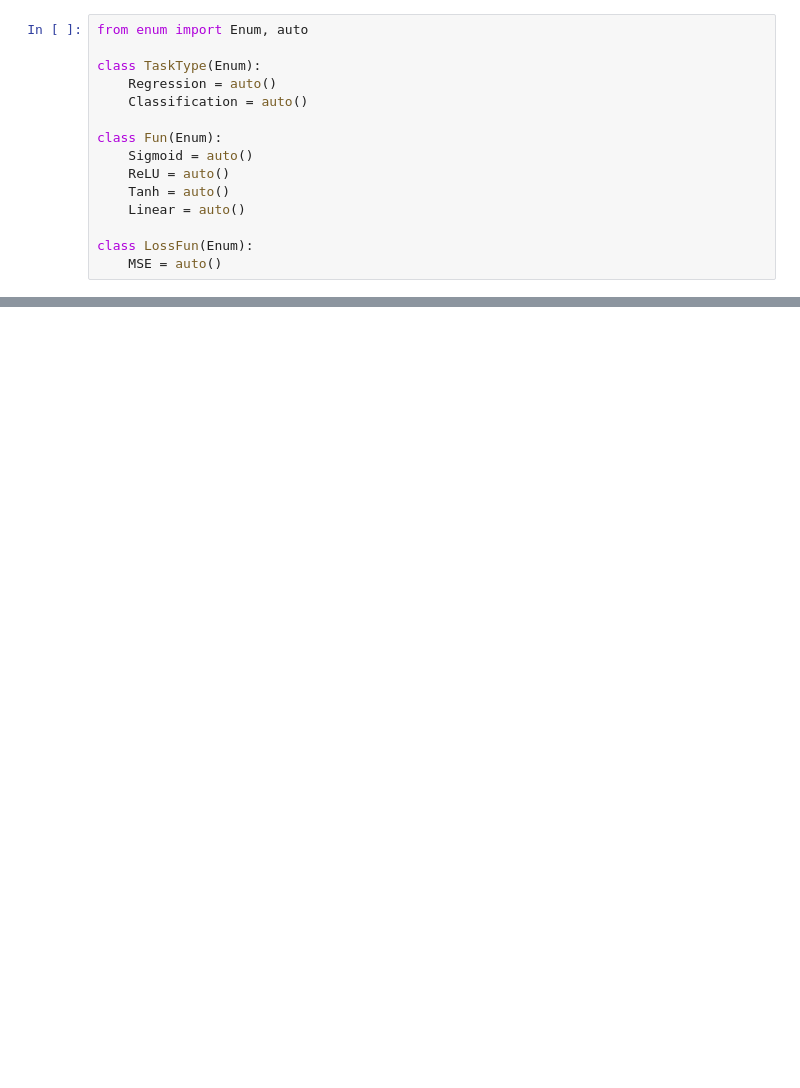
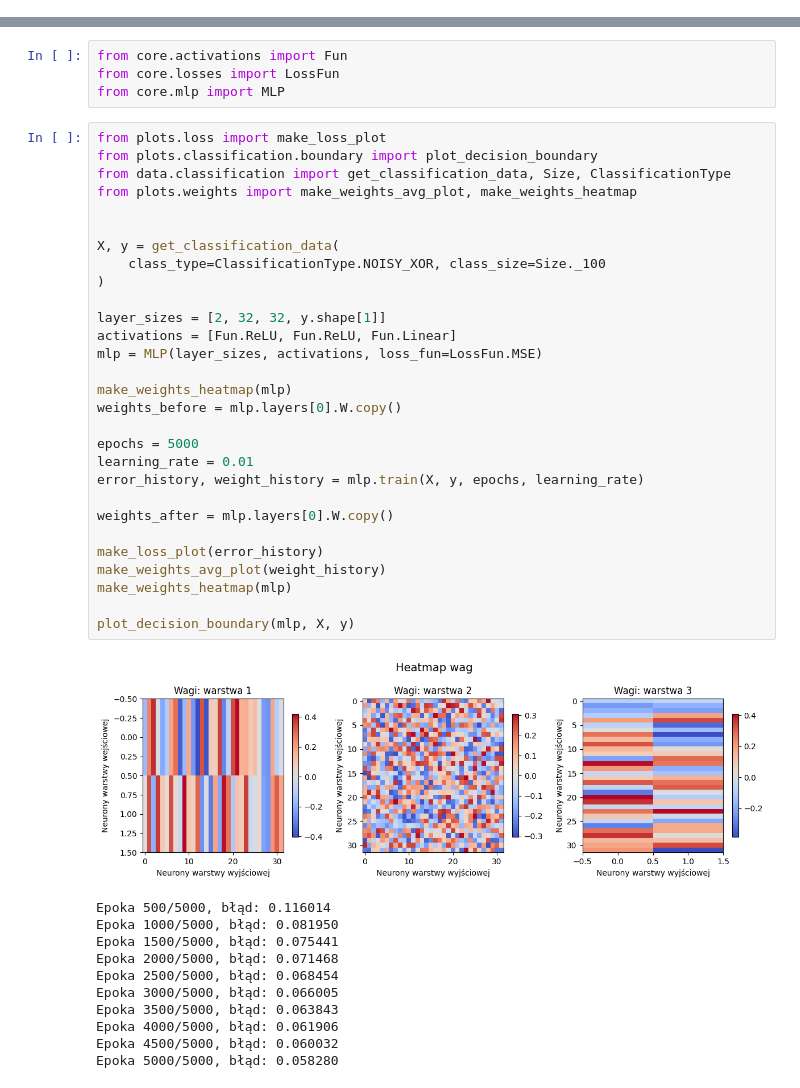
Before and after one commit to macinn/mlp, a Jupyter notebook: mlp.ipynb, the cells around one changed output, grey strips where cells are left out. Drawn from its saved outputs; the diff is of its cells as text; blank space fills up the shorter version.

```diff
--- a/mlp.ipynb
+++ b/mlp.ipynb
@@ -1,15 +0,0 @@
-# %%
-from enum import Enum, auto
-
-class TaskType(Enum):
-    Regression = auto()
-    Classification = auto()
-
-class Fun(Enum):
-    Sigmoid = auto()
-    ReLU = auto()
-    Tanh = auto()
-    Linear = auto()
-
-class LossFun(Enum):
-    MSE = auto()
@@ -323,0 +1,45 @@ Epoka 10000/10000, Błąd: 642.150447
+# %%
+from core.activations import Fun
+from core.losses import LossFun
+from core.mlp import MLP
+# %%
+from plots.loss import make_loss_plot
+from plots.classification.boundary import plot_decision_boundary
+from data.classification import get_classification_data, Size, ClassificationType
+from plots.weights import make_weights_avg_plot, make_weights_heatmap
+
+
+X, y = get_classification_data(
+    class_type=ClassificationType.NOISY_XOR, class_size=Size._100
+)
+
+layer_sizes = [2, 32, 32, y.shape[1]]
+activations = [Fun.ReLU, Fun.ReLU, Fun.Linear]
+mlp = MLP(layer_sizes, activations, loss_fun=LossFun.MSE)
+
+make_weights_heatmap(mlp)
+weights_before = mlp.layers[0].W.copy()
+
+epochs = 5000
+learning_rate = 0.01
+error_history, weight_history = mlp.train(X, y, epochs, learning_rate)
+
+weights_after = mlp.layers[0].W.copy()
+
+make_loss_plot(error_history)
+make_weights_avg_plot(weight_history)
+make_weights_heatmap(mlp)
+
+plot_decision_boundary(mlp, X, y)
+# %% [output]
+[figure, added]
+Epoka 500/5000, błąd: 0.116014
+Epoka 1000/5000, błąd: 0.081950
+Epoka 1500/5000, błąd: 0.075441
+Epoka 2000/5000, błąd: 0.071468
+Epoka 2500/5000, błąd: 0.068454
+Epoka 3000/5000, błąd: 0.066005
+Epoka 3500/5000, błąd: 0.063843
+Epoka 4000/5000, błąd: 0.061906
+Epoka 4500/5000, błąd: 0.060032
+Epoka 5000/5000, błąd: 0.058280
```
Also changed, not shown: parts of 5 cells of this notebook, 19 other files.
